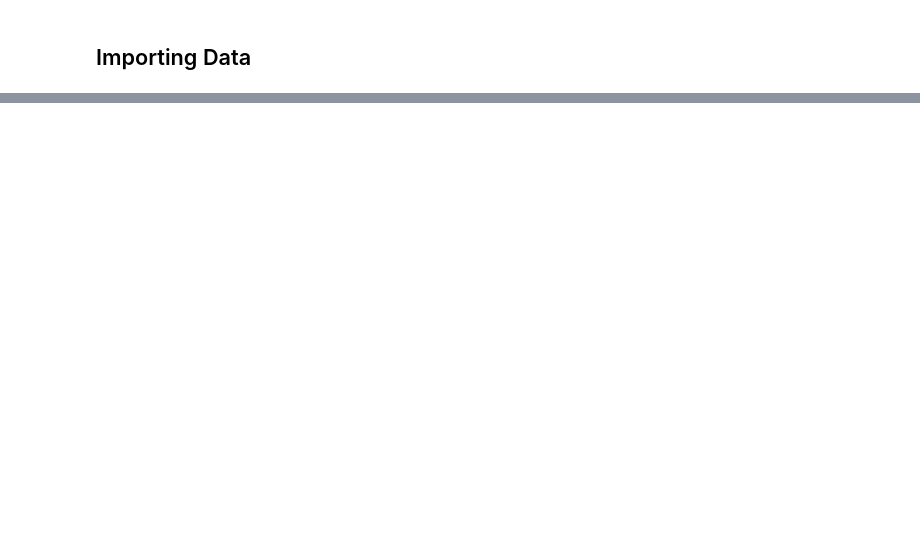
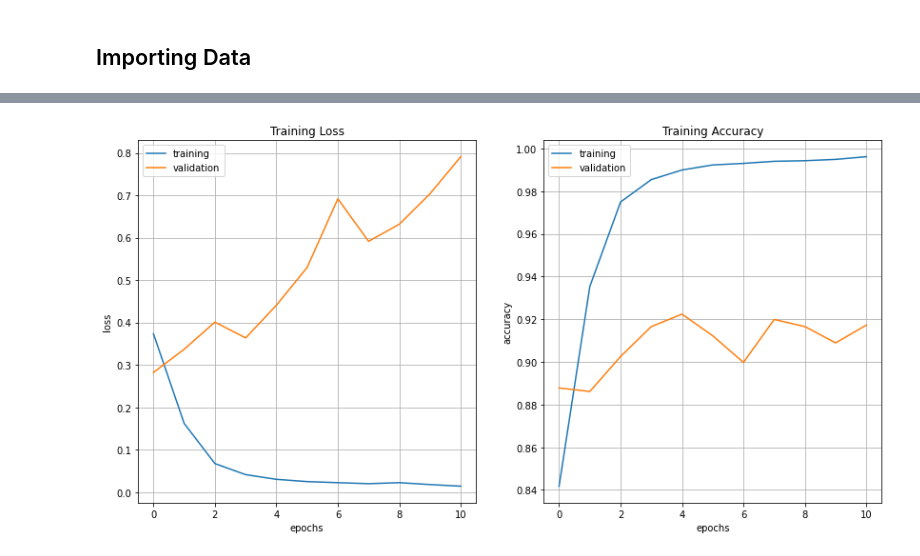
Before and after one commit to yakisoap-bar/internship-stuff, a Jupyter notebook: hybrid_conv.ipynb, the cells around one changed output, grey strips where cells are left out. Drawn from its saved outputs; the diff is of its cells as text; code cells hidden in the pictures; blank space fills up the shorter version.

```diff
--- a/hybrid_conv.ipynb
+++ b/hybrid_conv.ipynb
@@ -92,0 +186,10 @@ for images, labels in ds_train:
+# %%
+# setup early stopping
+from tensorflow.keras.callbacks import EarlyStopping
+early_stop = EarlyStopping(monitor='val_loss', patience=10, verbose=1, mode='min')
+
+# compile model
+model.compile(optimizer='adam', loss='categorical_crossentropy', metrics=['accuracy'])
+# %%
+# run training
+history = model.fit(ds_train, validation_data=ds_val, epochs=50, callbacks=[early_stop])
@@ -92,0 +225,29 @@ for images, labels in ds_train:
+# %%
+# plot out loss and accuracy graphs
+train_hist = history.history
+
+fig = plt.figure(1, figsize=(14, 7))
+
+# loss graph
+ax1 = fig.add_subplot(1, 2, 1)
+ax1.plot(train_hist['loss'], label='training')
+ax1.plot(train_hist['val_loss'], label='validation')
+ax1.set_xlabel('epochs')
+ax1.set_ylabel('loss')
+ax1.set_title('Training Loss')
+ax1.legend()
+ax1.grid(b=True)
+
+# accuracy graph
+ax2 = fig.add_subplot(1, 2, 2)
+ax2.plot(train_hist['accuracy'], label='training')
+ax2.plot(train_hist['val_accuracy'], label='validation')
+ax2.set_xlabel('epochs')
+ax2.set_ylabel('accuracy')
+ax2.set_title('Training Accuracy')
+ax2.legend()
+ax2.grid(b=True)
+
+plt.show()
+# %% [output]
+[figure, added]
```
Also changed, not shown: parts of 16 cells of this notebook.
